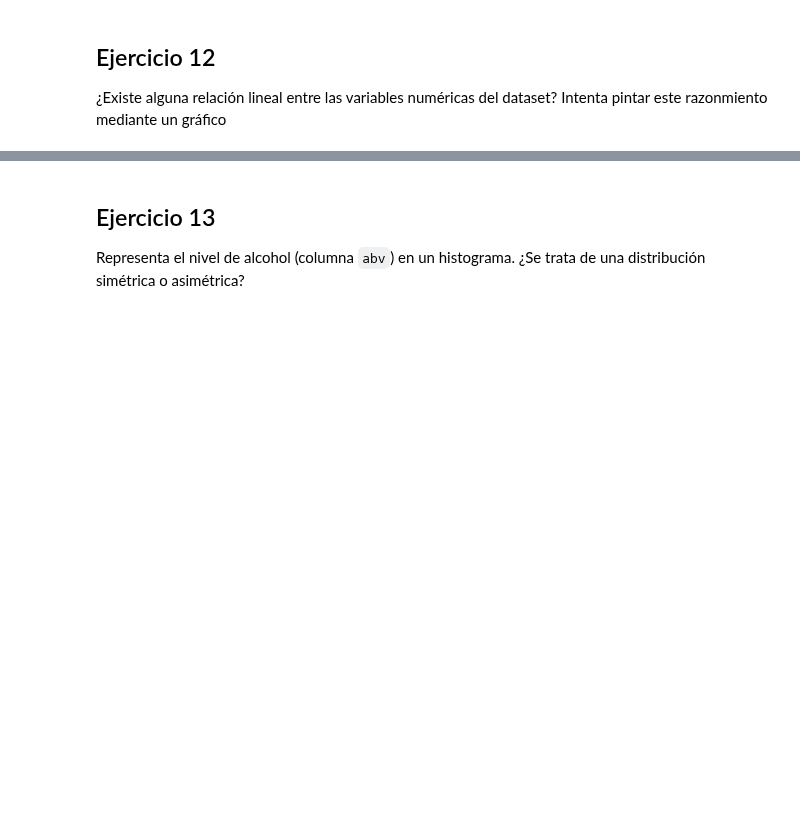
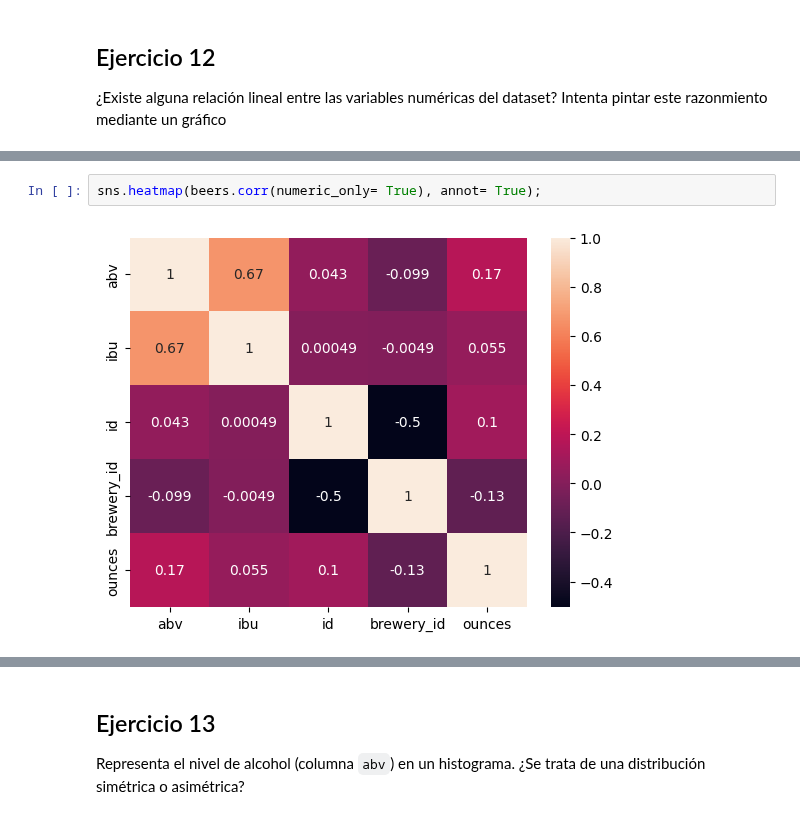
Before and after one commit to Mlcruz9/DS_TheBridgeBBK_SBIL2023, a Jupyter notebook: 2-Data_Analysis/2-Pandas/Práctica/9-Beers/birras_repaso.ipynb, the cells around one changed output, grey strips where cells are left out. Drawn from its saved outputs; the diff is of its cells as text; blank space fills up the shorter version.

```diff
--- a/2-Data_Analysis/2-Pandas/Práctica/9-Beers/birras_repaso.ipynb
+++ b/2-Data_Analysis/2-Pandas/Práctica/9-Beers/birras_repaso.ipynb
@@ -53,0 +347,4 @@ No queda muy claro cuánto de dispar, de dispersa, es la medida de IBU. Mediante
+# %%
+sns.heatmap(beers.corr(numeric_only= True), annot= True);
+# %% [output]
+[figure, added]
```
Also changed, not shown: parts of 63 cells of this notebook, 9 other files.
